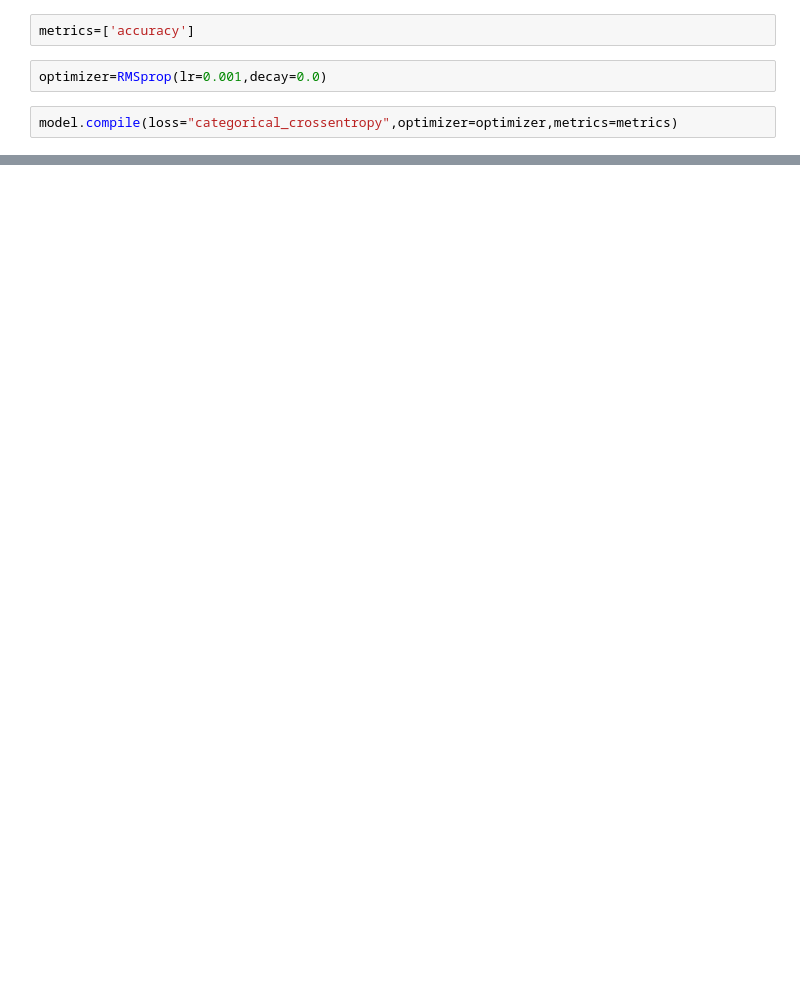
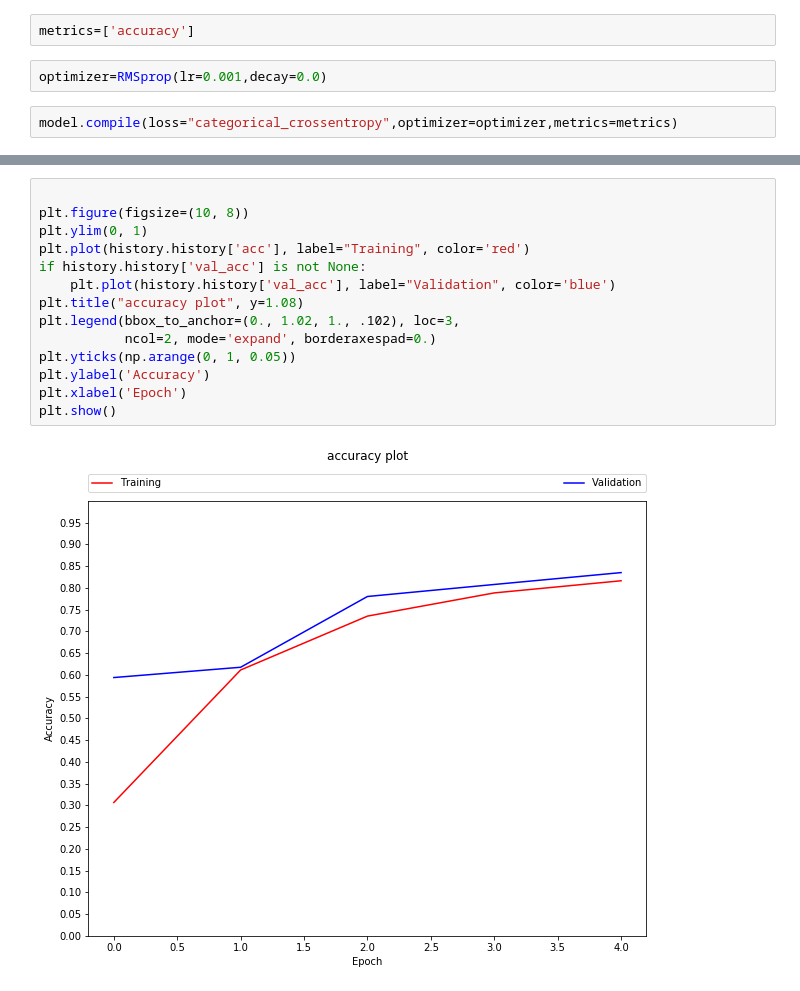
Before and after one commit to jsood/DeepwebFingerprinting, a Jupyter notebook: lstm_attention.ipynb, the cells around one changed output, grey strips where cells are left out. Drawn from its saved outputs; the diff is of its cells as text; blank space fills up the shorter version.

```diff
--- a/lstm_attention.ipynb
+++ b/lstm_attention.ipynb
@@ -154,0 +180,16 @@ KeyboardInterrupt:
+# %%
+
+plt.figure(figsize=(10, 8))
+plt.ylim(0, 1)
+plt.plot(history.history['acc'], label="Training", color='red')
+if history.history['val_acc'] is not None:
+    plt.plot(history.history['val_acc'], label="Validation", color='blue')
+plt.title("accuracy plot", y=1.08)
+plt.legend(bbox_to_anchor=(0., 1.02, 1., .102), loc=3,
+           ncol=2, mode='expand', borderaxespad=0.)
+plt.yticks(np.arange(0, 1, 0.05))
+plt.ylabel('Accuracy')
+plt.xlabel('Epoch')
+plt.show()
+# %% [output]
+[figure, added]
```
Also changed, not shown: parts of 8 cells of this notebook.
